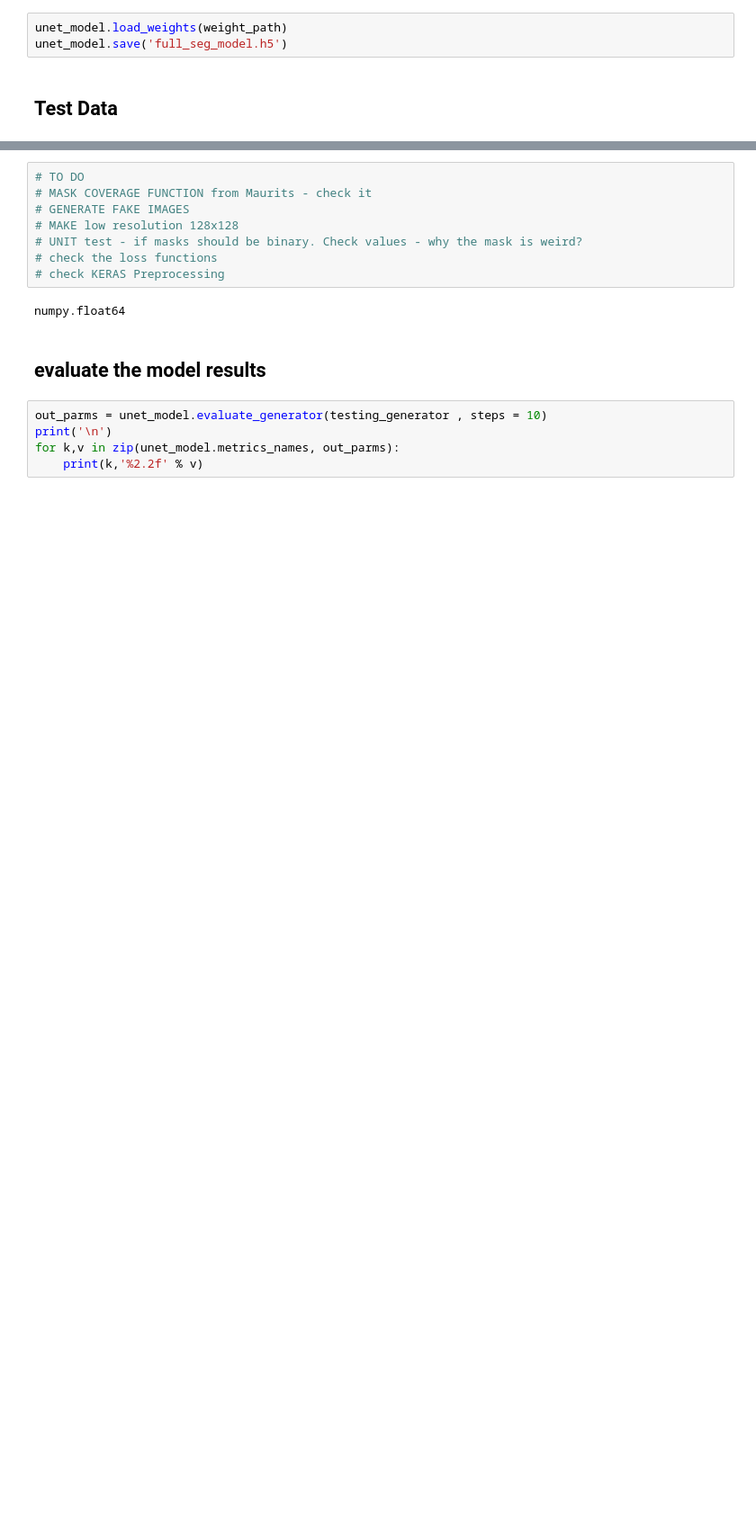
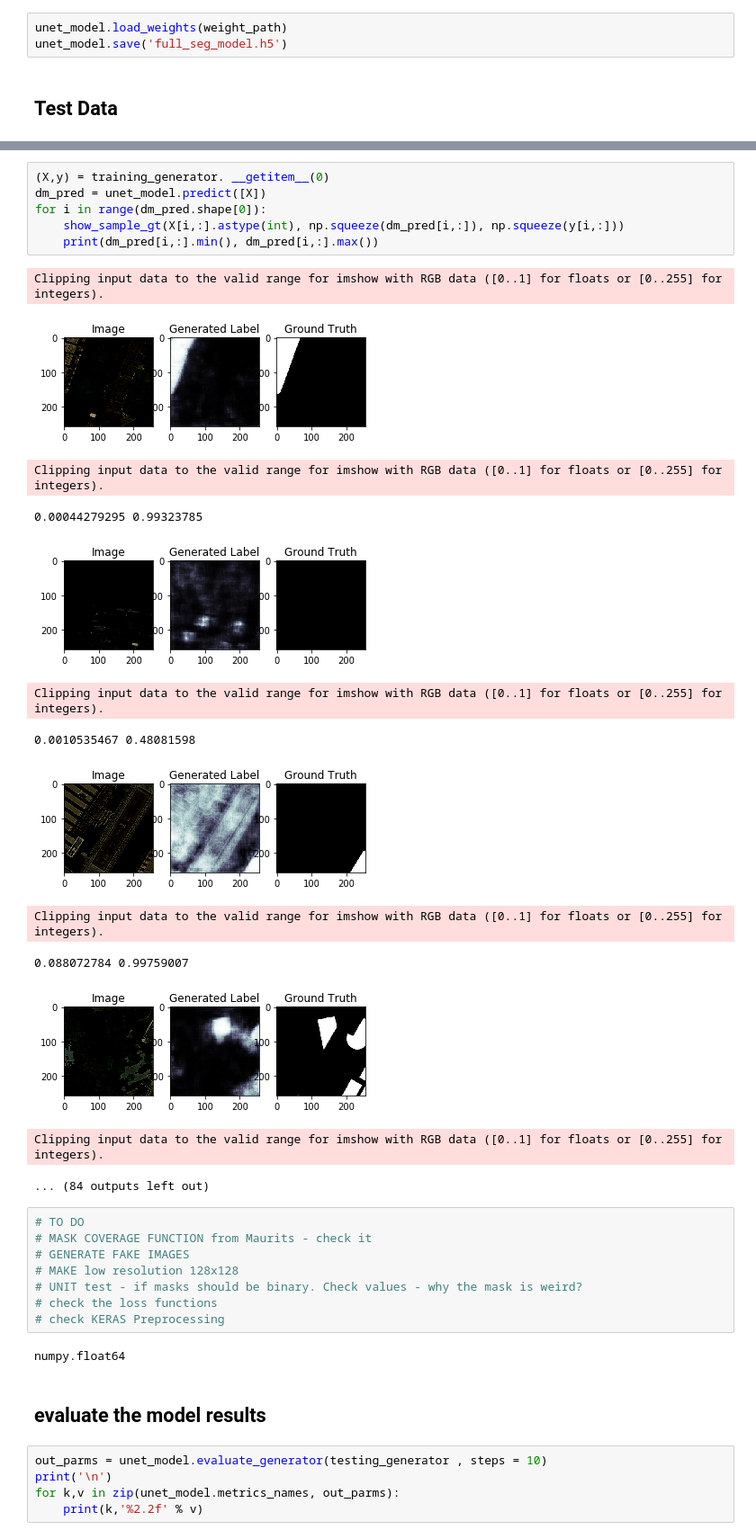
Before and after one commit to margokhokhlova/aerial_segmentation, a Jupyter notebook: demo.ipynb, the cells around one changed output, grey strips where cells are left out. Shown at 90% size. Cells and saved outputs as stored; diff of their text form; blank space fills up the shorter version.

```diff
--- a/demo.ipynb
+++ b/demo.ipynb
@@ -199,3 +205,23 @@ Clipping input data to the valid range for imshow with RGB data ([0..1] for floa
+# %%
+(X,y) = training_generator. __getitem__(0)
+dm_pred = unet_model.predict([X])
+for i in range(dm_pred.shape[0]):
+    show_sample_gt(X[i,:].astype(int), np.squeeze(dm_pred[i,:]), np.squeeze(y[i,:]))
+    print(dm_pred[i,:].min(), dm_pred[i,:].max())
+# %% [output]
+Clipping input data to the valid range for imshow with RGB data ([0..1] for floats or [0..255] for integers).
+[figure, added]
+Clipping input data to the valid range for imshow with RGB data ([0..1] for floats or [0..255] for integers).
+0.00044279295 0.99323785
+[figure, added]
+Clipping input data to the valid range for imshow with RGB data ([0..1] for floats or [0..255] for integers).
+0.0010535467 0.48081598
+[figure, added]
+Clipping input data to the valid range for imshow with RGB data ([0..1] for floats or [0..255] for integers).
+0.088072784 0.99759007
+[figure, added]
+Clipping input data to the valid range for imshow with RGB data ([0..1] for floats or [0..255] for integers).
+... (84 outputs left out)
 # %%
 # TO DO
 # MASK COVERAGE FUNCTION from Maurits - check it
```
Also changed, not shown: parts of 9 cells of this notebook, 9 other files.
